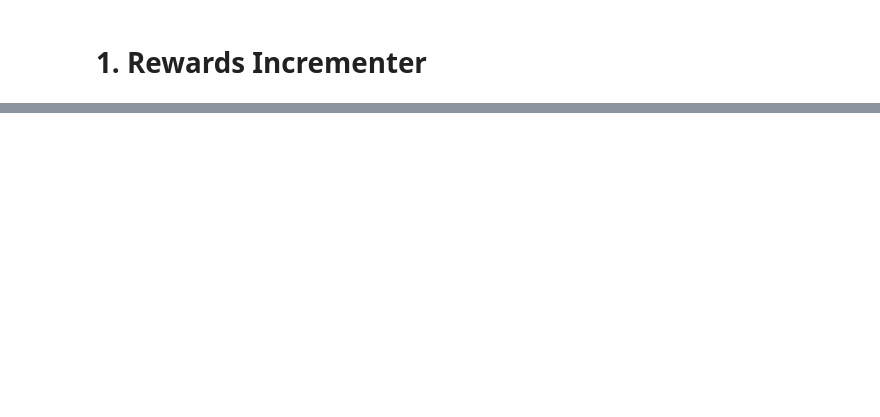
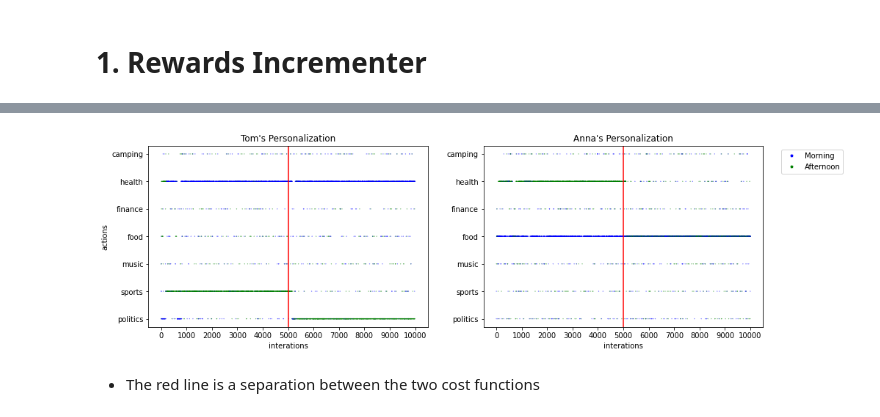
Before and after one commit to nihaldsouza/vw-cb-exercise, a Jupyter notebook: vw_cb_content_personalization.ipynb, the cells around one changed output, grey strips where cells are left out. Drawn from its saved outputs; the diff is of its cells as text; code cells hidden in the pictures; blank space fills up the shorter version.

```diff
--- a/vw_cb_content_personalization.ipynb
+++ b/vw_cb_content_personalization.ipynb
@@ -304,0 +293,40 @@ Lets find the optimum rewards_multiplier value by running a loop over a range of
+# %%
+#Map the time of day to a color for visualization
+def color_time_of_day_map(tod):
+    if tod == "morning":
+        return 0
+    elif tod == "afternoon":
+        return 1
+# %%
+#Side-by-side comparision of Tom's and Anna's Personalization
+from matplotlib.colors import ListedColormap
+from matplotlib.patches import Patch
+from matplotlib.lines import Line2D
+
+plt.figure(figsize=(15,10))
+colours = ListedColormap(['b','g'])
+classes=["morning", "afternoon"]
+legend_elements = [Line2D([0], [0], marker='o', color='w', label='Morning', markerfacecolor='b', markersize=5), Line2D([0], [0], marker='o', color='w', label='Afternoon', markerfacecolor='g', markersize=5)]
+
+plt.subplot(221)
+plt.title('Tom\'s Personalization')
+plt.xlabel('interations')
+plt.ylabel('actions')
+plt.xticks(ticks=range(0, total_iterations+1, 1000), labels=range(0, total_iterations+1, 1000))
+plt.yticks(ticks=range(len(actions)), labels=actions)
+plt.axvline(x=total_iterations/2, color='r')
+plt.scatter(record_info['Tom']['iterations'], record_info['Tom']['action'], c=[color_time_of_day_map(day) for day in record_info['Tom']['time_of_day']], cmap=colours, s=.05)
+
+plt.subplot(222)
+plt.title('Anna\'s Personalization')
+plt.xlabel('interations')
+plt.xticks(ticks=range(0, total_iterations+1, 1000), labels=range(0, total_iterations+1, 1000))
+plt.yticks(ticks=range(len(actions)), labels=actions)
+plt.scatter(record_info['Anna']['iterations'], record_info['Anna']['action'], c=[color_time_of_day_map(day) for day in record_info['Anna']['time_of_day']], cmap=colours, s=.05)
+plt.axvline(x=total_iterations/2, color='r')
+plt.legend(handles=legend_elements, loc='upper right', bbox_to_anchor=(1.3, 1))
+plt.show()
+# %% [output]
+[figure, added]
+# %% [markdown]
+* The red line is a separation between the two cost functions
```
Also changed, not shown: parts of 9 cells of this notebook.
